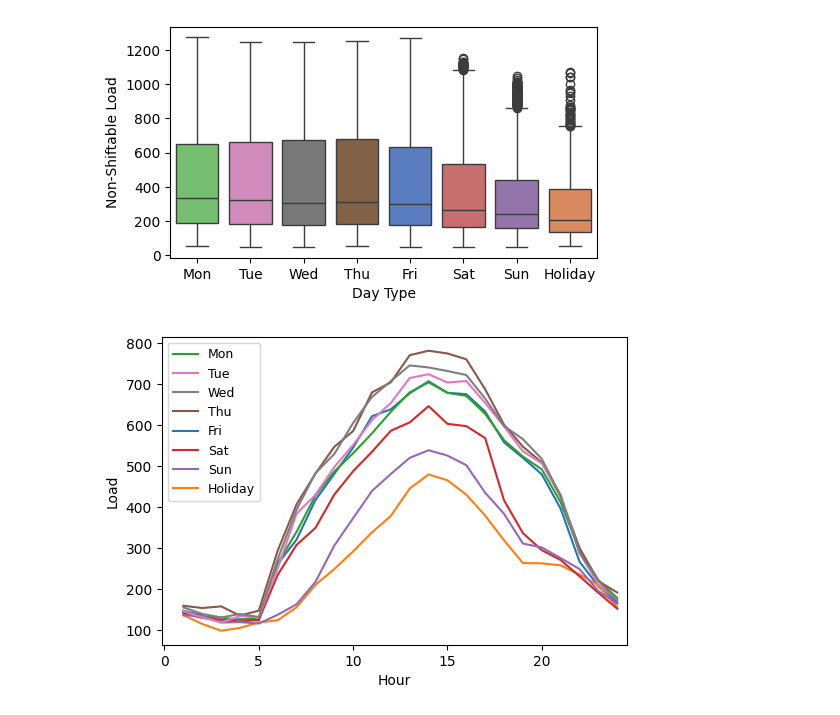
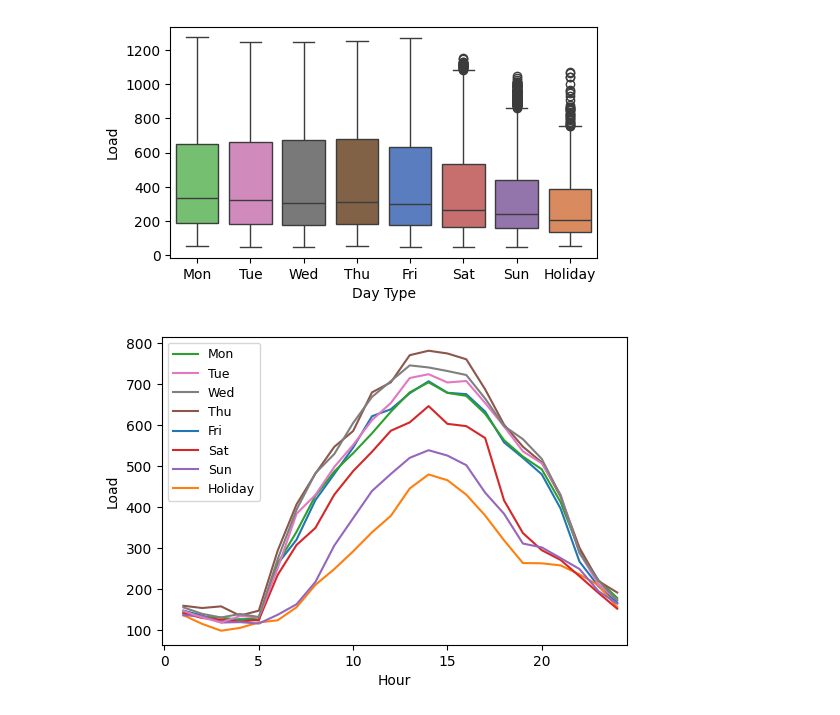
Before and after one commit to jkompan/microgrid, a Jupyter notebook: 1-microgrid-TX-analysis.ipynb, the cells around one changed output. Drawn from its saved outputs; the diff is of its cells as text; code cells hidden in the pictures.

Commit message:
visualization

```diff
--- a/1-microgrid-TX-analysis.ipynb
+++ b/1-microgrid-TX-analysis.ipynb
@@ -49,15 +50,14 @@ day_types=['Mon','Tue','Wed','Thu','Fri','Sat','Sun','Holiday']
 # %%
 plt.figure(figsize=(5.5,3))
 sns.boxplot(x='DayType', y='Load', hue='DayType', data=df
             ,order=day_types
             ,palette='muted'
             )
-plt.ylabel('Non-Shiftable Load')
 plt.xlabel('Day Type')
 #plt.title('',fontsize=12, fontweight='bold')
 plt.savefig('./plots/TX_boxplot.svg', format='svg')
 # %% [output]
-[figure, old version]
+[figure, new version]
 # %%
 # plt.figure(figsize=(6,4))
 # for day_type in day_types:
```
Also changed, not shown: parts of 5 cells of this notebook, 4 other files.
